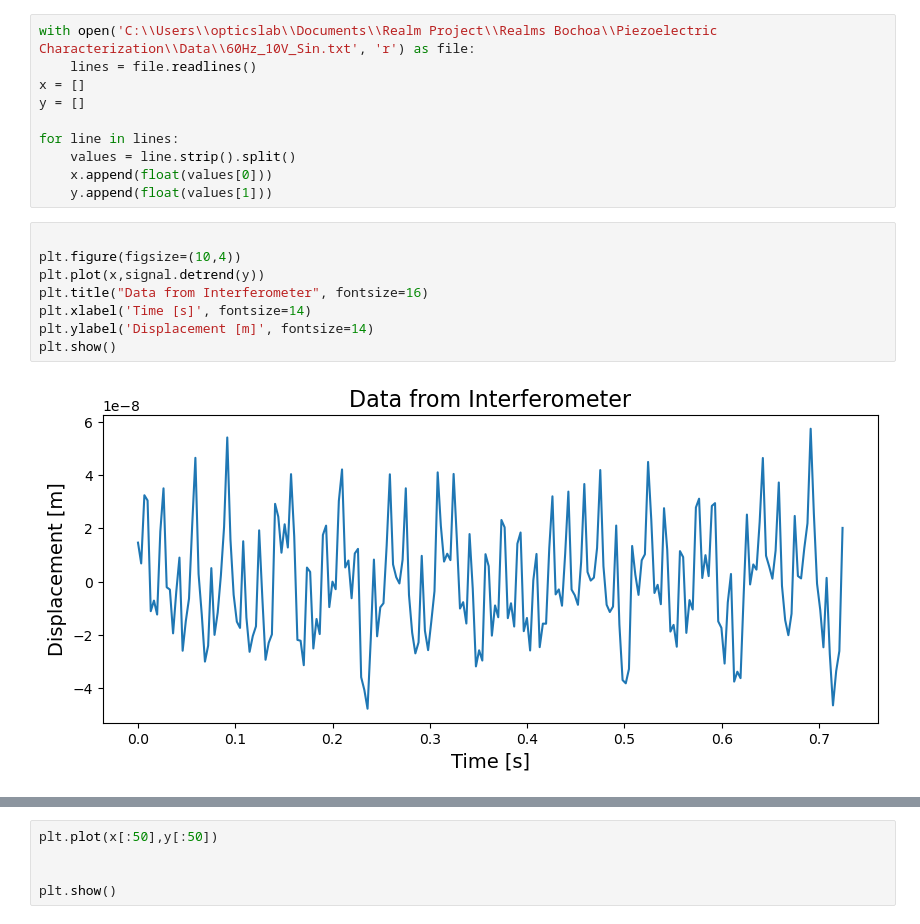
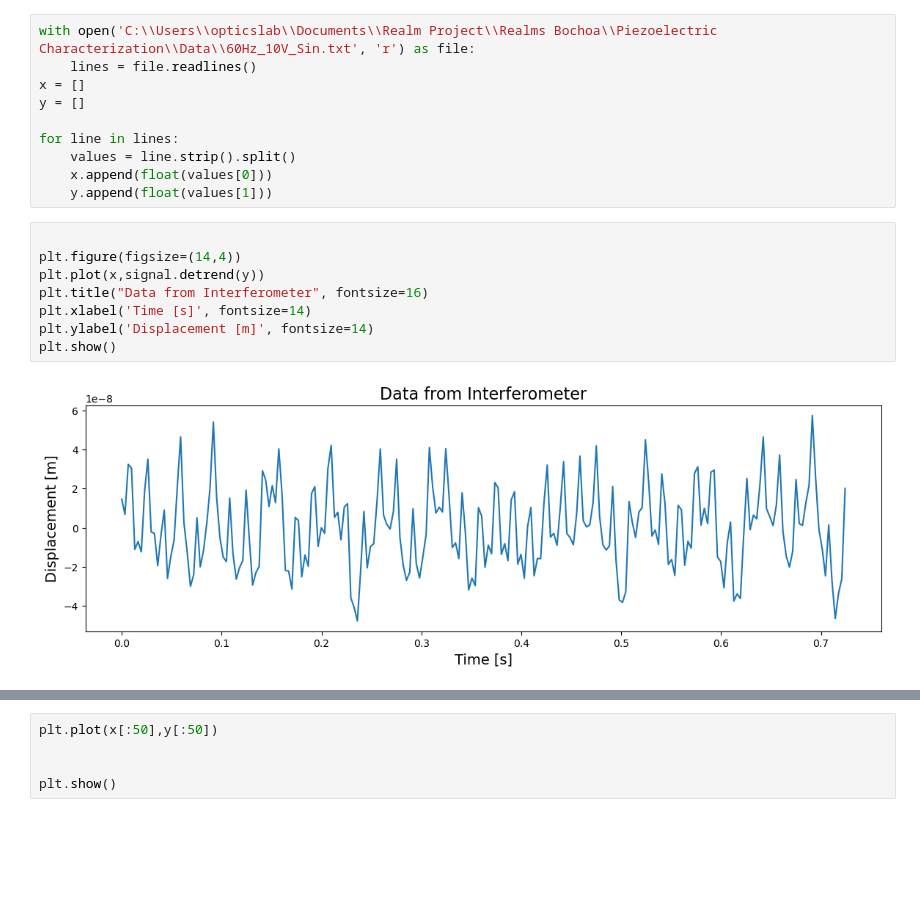
Before and after one commit to bochoa510/Realm-Project, a Jupyter notebook: Piezoelectric Characterization /piezo_displacement_60Hz_10V_Sin.ipynb, the cells around one changed output, grey strips where cells are left out. Cells and saved outputs as stored; diff of their text form; blank space fills up the shorter version.

```diff
--- a/Piezoelectric Characterization /piezo_displacement_60Hz_10V_Sin.ipynb
+++ b/Piezoelectric Characterization /piezo_displacement_60Hz_10V_Sin.ipynb
@@ -21,12 +22,12 @@ for line in lines:
     y.append(float(values[1]))
 # %%
 
-plt.figure(figsize=(10,4))
+plt.figure(figsize=(14,4))
 plt.plot(x,signal.detrend(y))
 plt.title("Data from Interferometer", fontsize=16)
 plt.xlabel('Time [s]', fontsize=14)
 plt.ylabel('Displacement [m]', fontsize=14)
 plt.show()
 # %% [output]
-[figure, old version]
+[figure, new version]
 # %%
```
Also changed, not shown: parts of 2 cells of this notebook, 1 other file.
